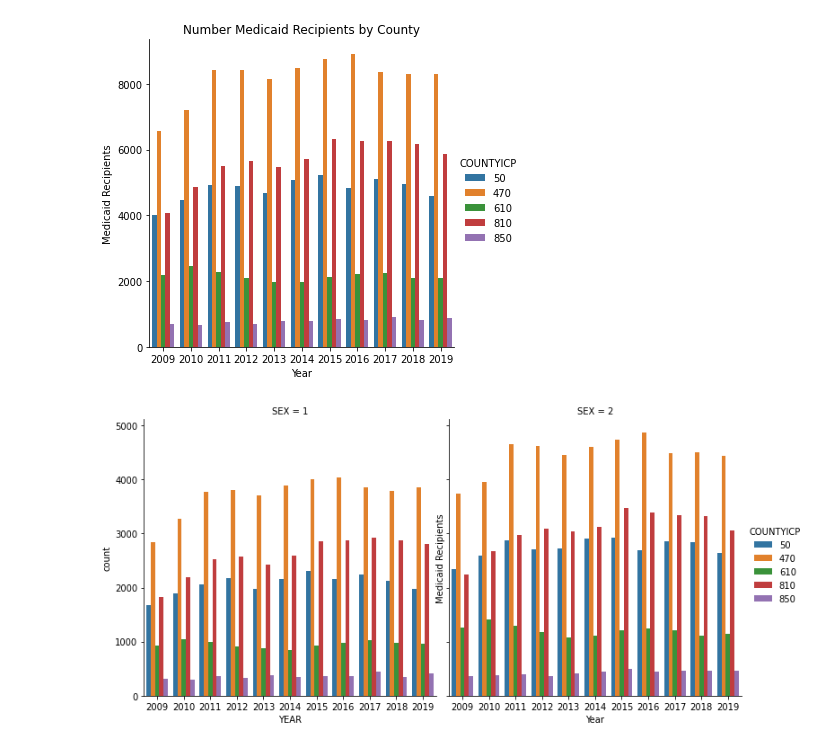
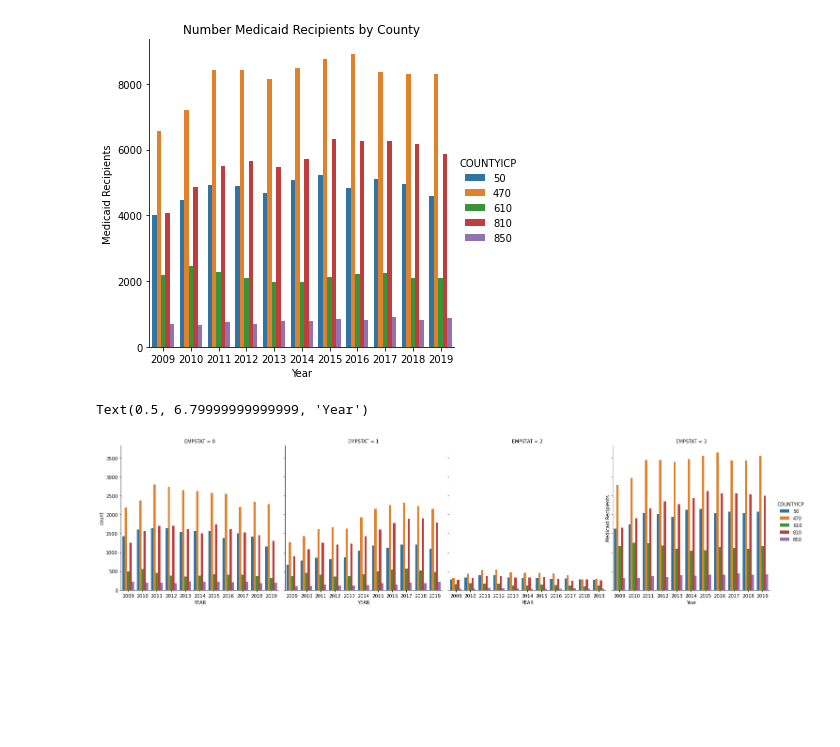
Before and after one commit to mspp-data-studio-2021/Ariel_Medex, a Jupyter notebook: IPUMS ACS Data 2009-2019.ipynb, the cells around one changed output. Saved outputs shown, nothing was run; the diff lists cells and outputs as text; code cells hidden in the pictures; blank space fills up the shorter version.

```diff
--- a/IPUMS ACS Data 2009-2019.ipynb
+++ b/IPUMS ACS Data 2009-2019.ipynb
@@ -62,10 +95,10 @@ plt.savefig('Medicaid Population 2009-2019 by NYC County.png', bbox_inches='tigh
 # %% [output]
 [figure]
 # %%
-i = sns.catplot(x="YEAR", hue="COUNTYICP", col="SEX",
+i = sns.catplot(x="YEAR", hue="COUNTYICP", col="EMPSTAT",
                      data=df, kind="count")
 plt.ylabel('Medicaid Recipients')
 plt.xlabel('Year')
-plt.savefig('Medicaid Population 2009-2019 by NYC County and Sex.png', bbox_inches='tight')
 # %% [output]
+Text(0.5, 6.79999999999999, 'Year')
-[figure, old version]
+[figure, new version]
```
Also changed, not shown: parts of 15 cells of this notebook.
